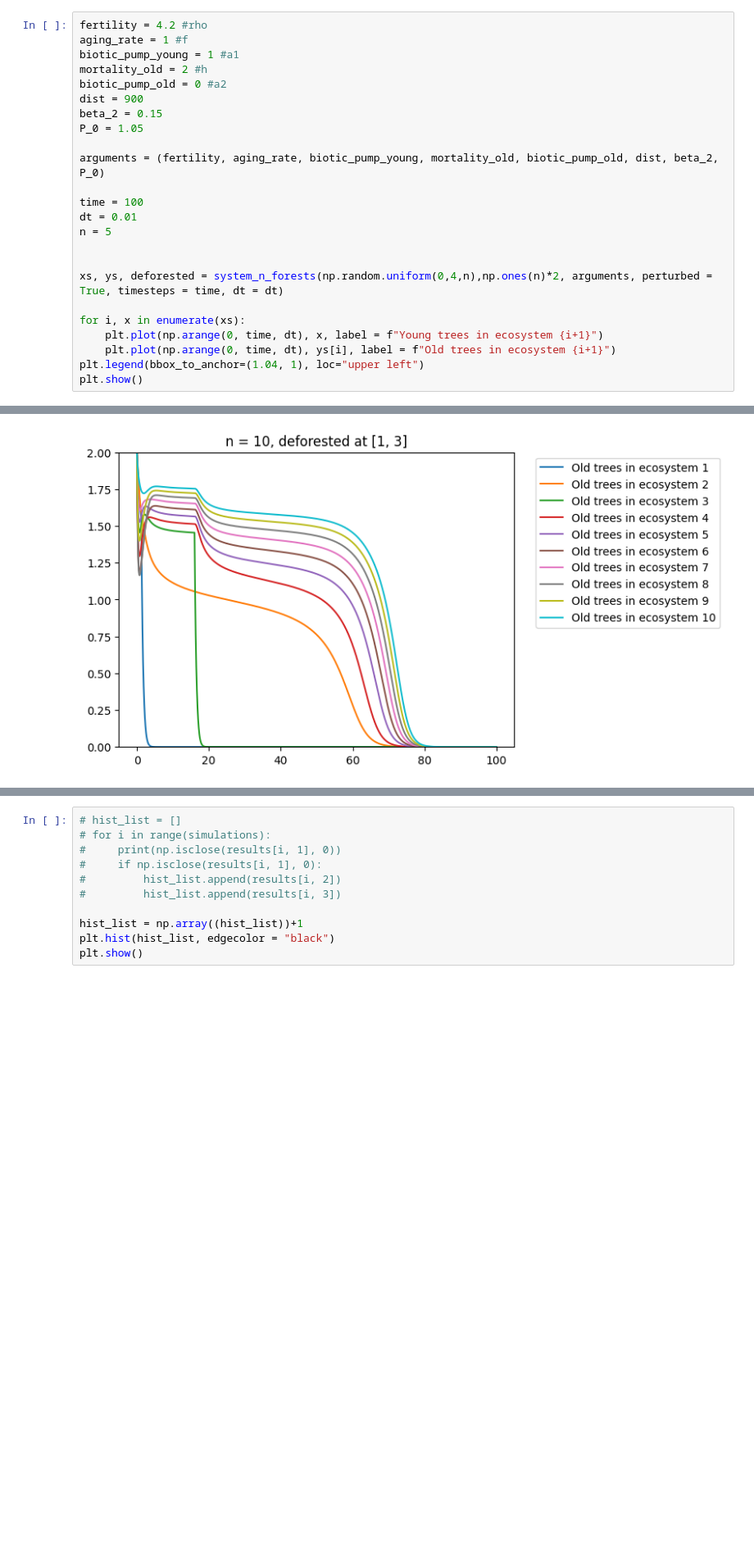
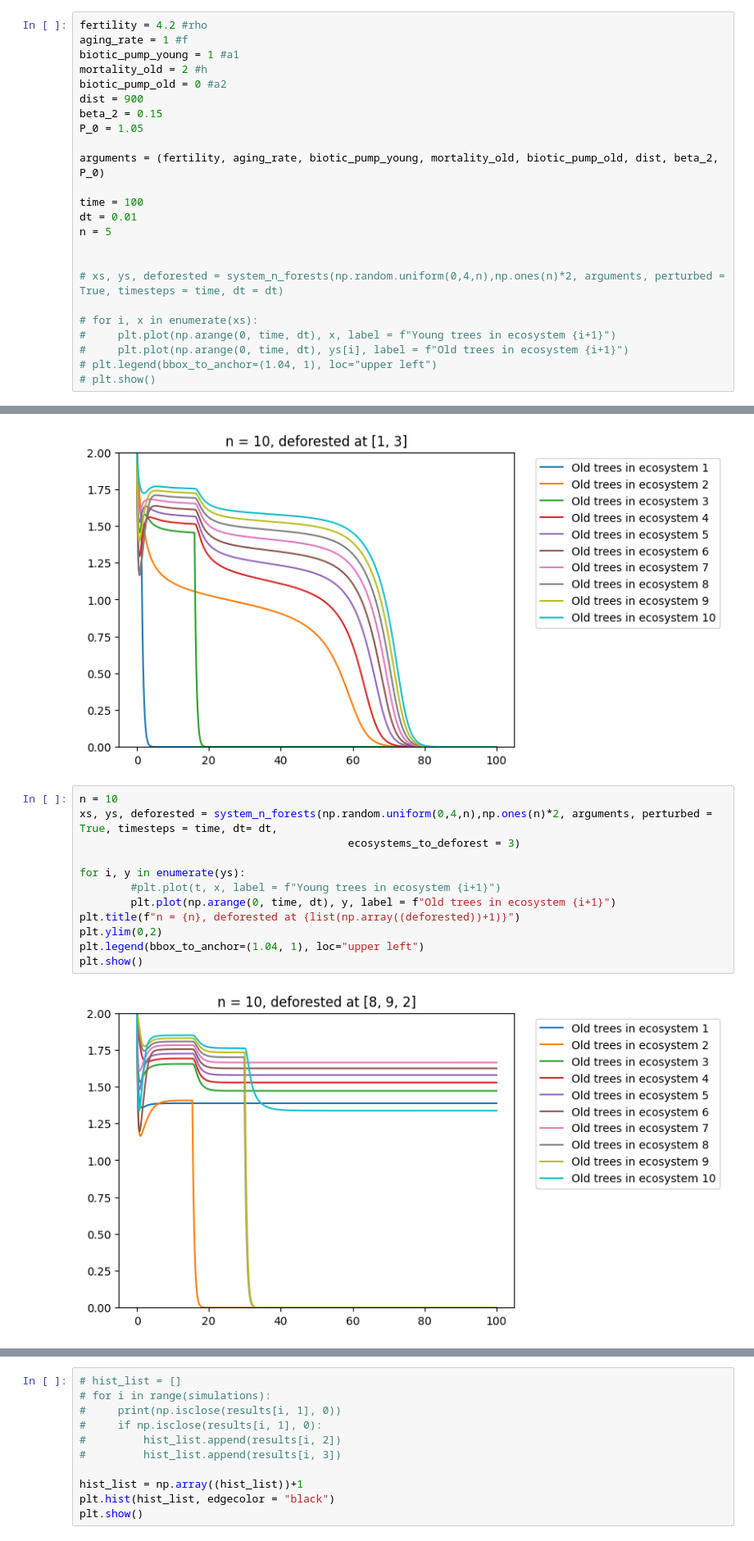
Before and after one commit to marcelvdla/CSSim, a Jupyter notebook: notebooks/perturbed_networks.ipynb, the cells around one changed output, grey strips where cells are left out. Shown at 82% size. Drawn from its saved outputs; the diff is of its cells as text; blank space fills up the shorter version.

Commit message:
plot for forest killed per deforestation

```diff
--- a/notebooks/perturbed_networks.ipynb
+++ b/notebooks/perturbed_networks.ipynb
@@ -149,10 +149,10 @@ dt = 0.01
 n = 5
 
 
-xs, ys, deforested = system_n_forests(np.random.uniform(0,4,n),np.ones(n)*2, arguments, perturbed = True, timesteps = time, dt = dt)
+# xs, ys, deforested = system_n_forests(np.random.uniform(0,4,n),np.ones(n)*2, arguments, perturbed = True, timesteps = time, dt = dt)
 
-for i, x in enumerate(xs):
-    plt.plot(np.arange(0, time, dt), x, label = f"Young trees in ecosystem {i+1}")
-    plt.plot(np.arange(0, time, dt), ys[i], label = f"Old trees in ecosystem {i+1}")
-plt.legend(bbox_to_anchor=(1.04, 1), loc="upper left")
-plt.show()
+# for i, x in enumerate(xs):
+#     plt.plot(np.arange(0, time, dt), x, label = f"Young trees in ecosystem {i+1}")
+#     plt.plot(np.arange(0, time, dt), ys[i], label = f"Old trees in ecosystem {i+1}")
+# plt.legend(bbox_to_anchor=(1.04, 1), loc="upper left")
+# plt.show()
@@ -175,6 +173,20 @@ for i in range(4):
 [figure]
 [figure]
 [figure]
+# %%
+n = 10
+xs, ys, deforested = system_n_forests(np.random.uniform(0,4,n),np.ones(n)*2, arguments, perturbed = True, timesteps = time, dt= dt,
+                                          ecosystems_to_deforest = 3)
+
+for i, y in enumerate(ys):
+        #plt.plot(t, x, label = f"Young trees in ecosystem {i+1}")
+        plt.plot(np.arange(0, time, dt), y, label = f"Old trees in ecosystem {i+1}")
+plt.title(f"n = {n}, deforested at {list(np.array((deforested))+1)}")
+plt.ylim(0,2)
+plt.legend(bbox_to_anchor=(1.04, 1), loc="upper left")
+plt.show()
+# %% [output]
+[figure, added]
 # %%
 simulations = 100
 n = 10
```
Also changed, not shown: parts of 1 cell of this notebook, 2 other files.
